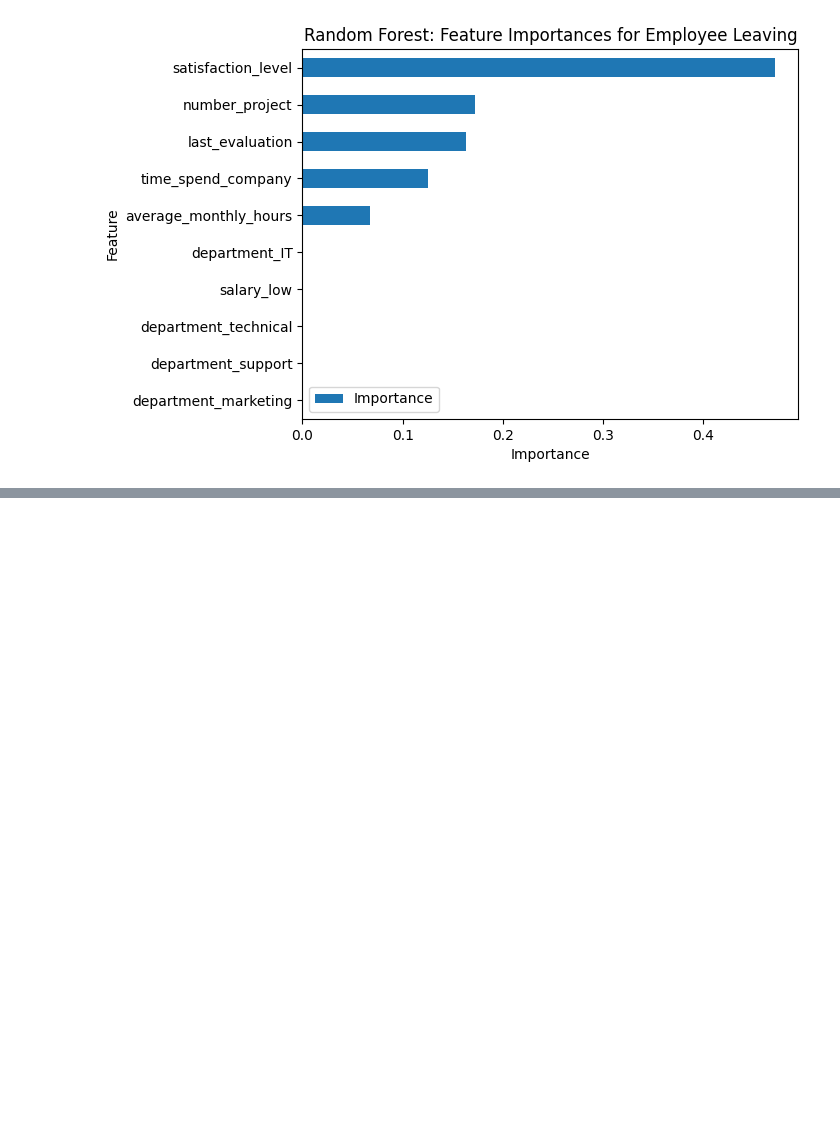
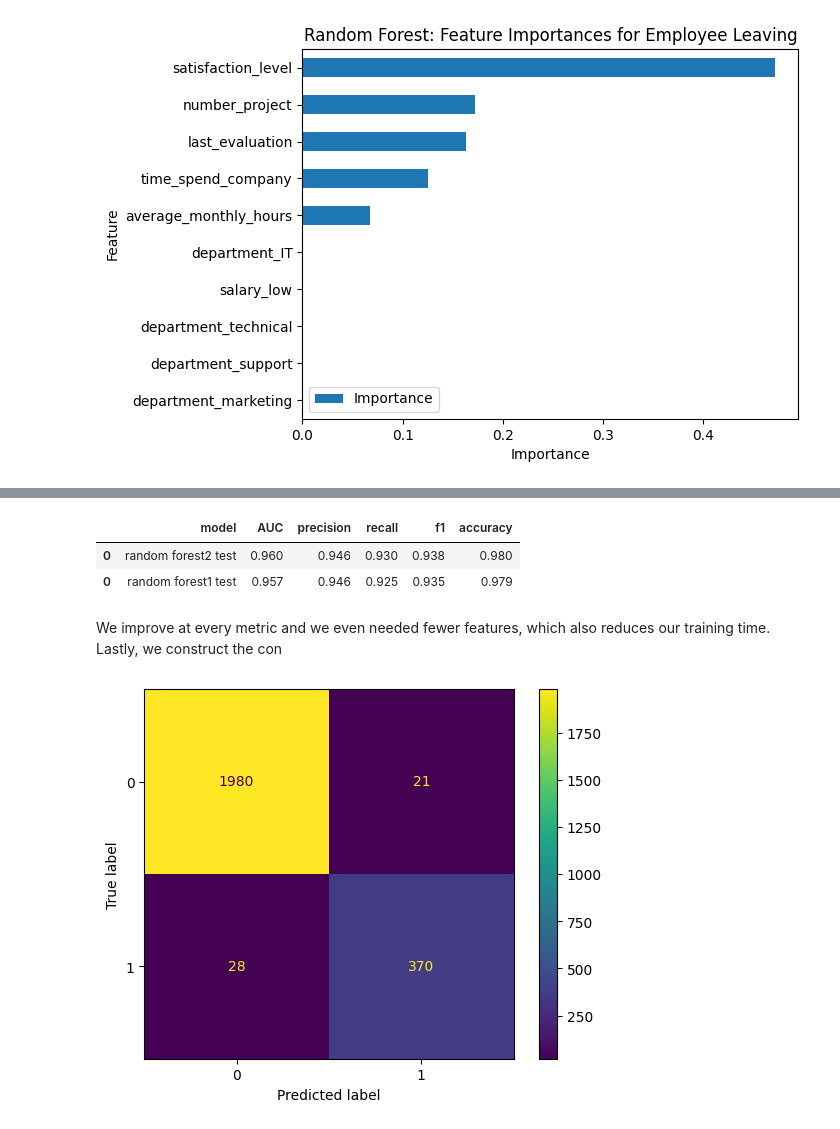
Before and after one commit to doducle/EDA-and-Random-Forest-model-for-HR, a Jupyter notebook: Providing data-driven suggestions for HR by building a random forest model.ipynb, the cells around one changed output, grey strips where cells are left out. Saved outputs shown, nothing was run; the diff lists cells and outputs as text; code cells hidden in the pictures; blank space fills up the shorter version.

```diff
--- a/Providing data-driven suggestions for HR by building a random forest model.ipynb
+++ b/Providing data-driven suggestions for HR by building a random forest model.ipynb
@@ -568,0 +571,12 @@ The plot above shows that in this random forest model, 'satisfaction_level', 'nu
+# %%
+# Get training and test data with only top features
+X_train_top_features = X_train[['satisfaction_level', 'last_evaluation', 'number_project', 'average_monthly_hours', 'time_spend_company']]
+X_test_top_features = X_test[['satisfaction_level', 'last_evaluation', 'number_project', 'average_monthly_hours', 'time_spend_company']]
+# %%
+# Instantiate GridSearch
+rf2 = GridSearchCV(rf, cv_params, scoring=scoring, cv=pds, refit='roc_auc')
+# %%
+%%time
+
+# fit the model
+rf2.fit(X_train_top_features, y_train)
@@ -568,0 +595,27 @@ The plot above shows that in this random forest model, 'satisfaction_level', 'nu
+# %%
+# Collect test scores
+rf1_test_results = get_scores('random forest1 test', rf1, X_test, y_test)
+rf2_test_results = get_scores('random forest2 test', rf2, X_test_top_features, y_test)
+
+# Concatenate test scores into table
+all_test_results2 = [rf1_test_results, rf2_test_results]
+all_test_results2 = pd.concat(all_test_results2).sort_values(by='AUC', ascending=False)
+all_test_results2
+# %% [output]
+|  | model | AUC | precision | recall | f1 | accuracy |
+| 0 | random forest2 test | 0.960 | 0.946 | 0.930 | 0.938 | 0.980 |
+| 0 | random forest1 test | 0.957 | 0.946 | 0.925 | 0.935 | 0.979 |
+# %% [markdown]
+We improve at every metric and we even needed fewer features, which also reduces our training time.
+Lastly, we construct the con
+# %%
+# Generate array of values for confusion matrix
+preds = rf2.best_estimator_.predict(X_test_top_features)
+cm = confusion_matrix(y_test, preds, labels=rf2.classes_)
+
+# Plot confusion matrix
+disp = ConfusionMatrixDisplay(confusion_matrix=cm,
+                             display_labels=rf2.classes_)
+disp.plot();
+# %% [output]
+[figure, added]
```
Also changed, not shown: parts of 3 cells of this notebook, 1 other file.
